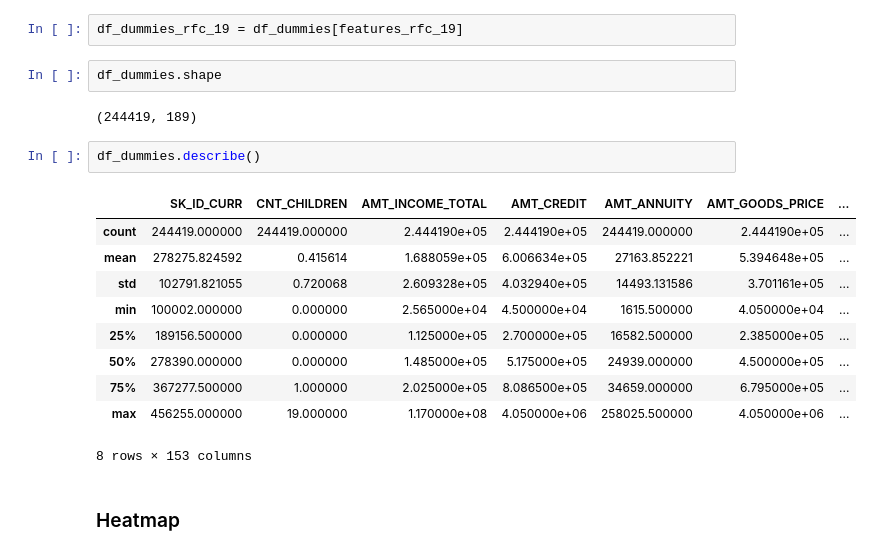
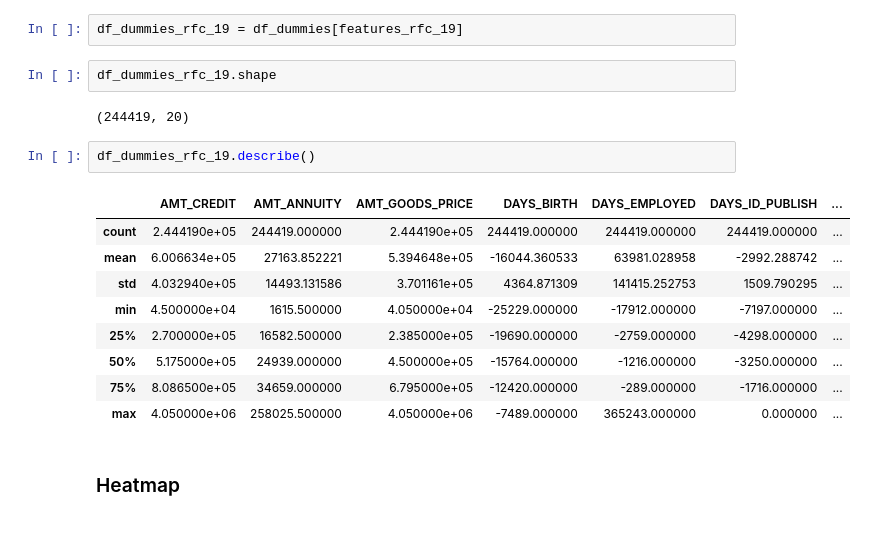
Before and after one commit to juliolimoli/projeto_dados, a Jupyter notebook: parte_DS_final.ipynb, the cells around one changed output. Cells and saved outputs as stored; diff of their text form.

```diff
--- a/parte_DS_final.ipynb
+++ b/parte_DS_final.ipynb
@@ -132,22 +132,21 @@ Visto que há muitas features no dataset, a análise exploratória será focada
 # %%
 df_dummies_rfc_19 = df_dummies[features_rfc_19]
 # %%
-df_dummies.shape
+df_dummies_rfc_19.shape
 # %% [output]
-(244419, 189)
+(244419, 20)
 # %%
-df_dummies.describe()
+df_dummies_rfc_19.describe()
 # %% [output]
-|  | SK_ID_CURR | CNT_CHILDREN | AMT_INCOME_TOTAL | AMT_CREDIT | AMT_ANNUITY | AMT_GOODS_PRICE | ... |
-| count | 244419.000000 | 244419.000000 | 2.444190e+05 | 2.444190e+05 | 244419.000000 | 2.444190e+05 | ... |
-| mean | 278275.824592 | 0.415614 | 1.688059e+05 | 6.006634e+05 | 27163.852221 | 5.394648e+05 | ... |
-| std | 102791.821055 | 0.720068 | 2.609328e+05 | 4.032940e+05 | 14493.131586 | 3.701161e+05 | ... |
-| min | 100002.000000 | 0.000000 | 2.565000e+04 | 4.500000e+04 | 1615.500000 | 4.050000e+04 | ... |
-| 25% | 189156.500000 | 0.000000 | 1.125000e+05 | 2.700000e+05 | 16582.500000 | 2.385000e+05 | ... |
-| 50% | 278390.000000 | 0.000000 | 1.485000e+05 | 5.175000e+05 | 24939.000000 | 4.500000e+05 | ... |
-| 75% | 367277.500000 | 1.000000 | 2.025000e+05 | 8.086500e+05 | 34659.000000 | 6.795000e+05 | ... |
-| max | 456255.000000 | 19.000000 | 1.170000e+08 | 4.050000e+06 | 258025.500000 | 4.050000e+06 | ... |
+|  | AMT_CREDIT | AMT_ANNUITY | AMT_GOODS_PRICE | DAYS_BIRTH | DAYS_EMPLOYED | DAYS_ID_PUBLISH | ... |
+| count | 2.444190e+05 | 244419.000000 | 2.444190e+05 | 244419.000000 | 244419.000000 | 244419.000000 | ... |
+| mean | 6.006634e+05 | 27163.852221 | 5.394648e+05 | -16044.360533 | 63981.028958 | -2992.288742 | ... |
+| std | 4.032940e+05 | 14493.131586 | 3.701161e+05 | 4364.871309 | 141415.252753 | 1509.790295 | ... |
+| min | 4.500000e+04 | 1615.500000 | 4.050000e+04 | -25229.000000 | -17912.000000 | -7197.000000 | ... |
+| 25% | 2.700000e+05 | 16582.500000 | 2.385000e+05 | -19690.000000 | -2759.000000 | -4298.000000 | ... |
+| 50% | 5.175000e+05 | 24939.000000 | 4.500000e+05 | -15764.000000 | -1216.000000 | -3250.000000 | ... |
+| 75% | 8.086500e+05 | 34659.000000 | 6.795000e+05 | -12420.000000 | -289.000000 | -1716.000000 | ... |
+| max | 4.050000e+06 | 258025.500000 | 4.050000e+06 | -7489.000000 | 365243.000000 | 0.000000 | ... |
-8 rows × 153 columns
 # %% [markdown]
 ### Heatmap
 # %%
```
Also changed, not shown: parts of 22 cells of this notebook, 25 other files.
